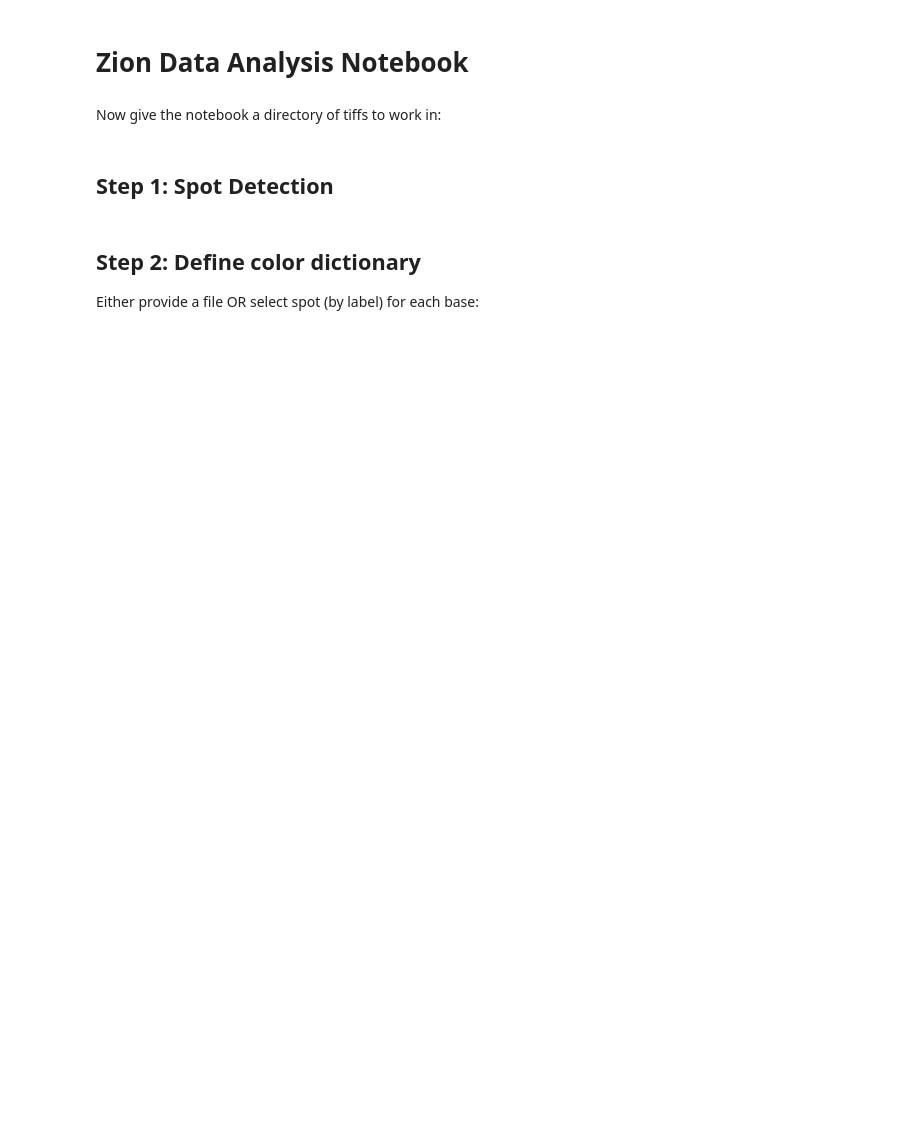
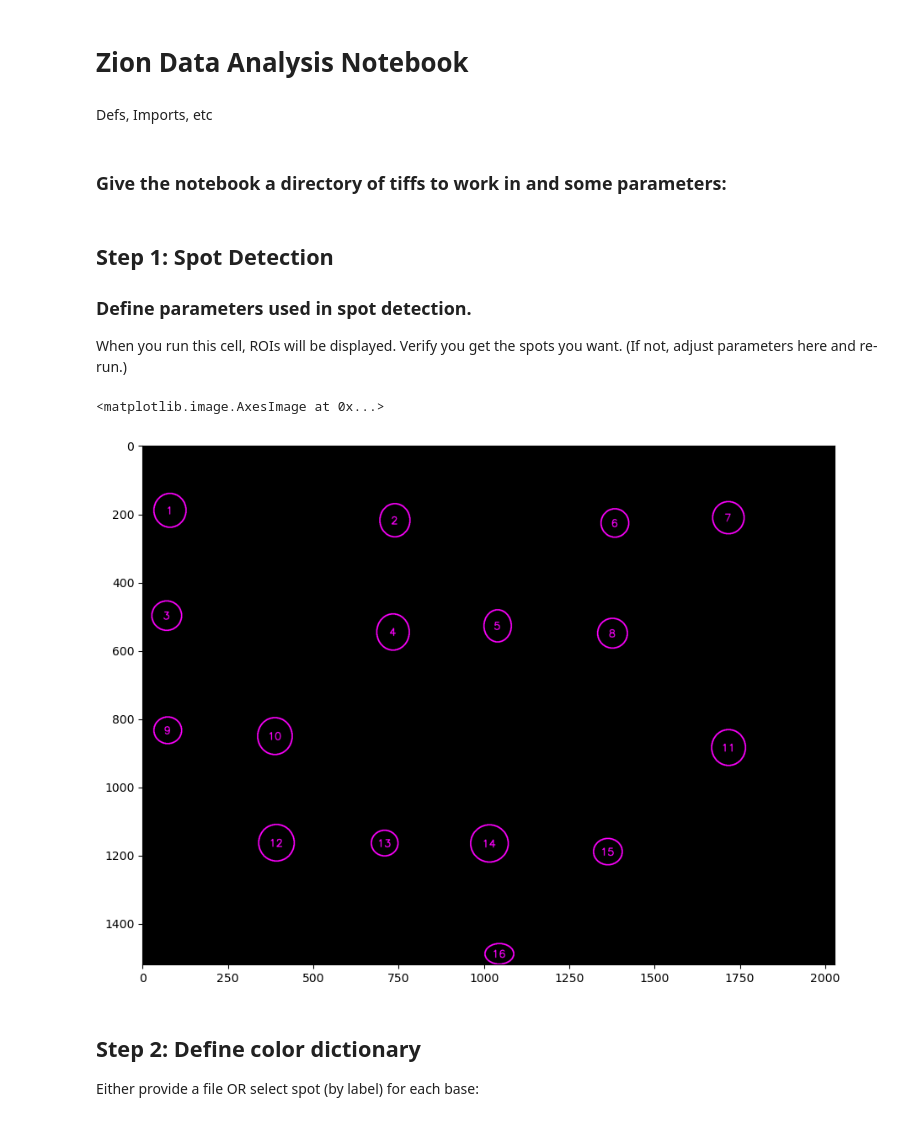
Before and after one commit to 454bio/legacy-instrument-sw, a Jupyter notebook: analysis_notebook/AnalysisNotebook.ipynb, the cells around one changed output. Cells and saved outputs as stored; diff of their text form; code cells hidden in the pictures; blank space fills up the shorter version.

Commit message:
updates to notebook, slight edits to ZionImage for compatibility

```diff
--- a/analysis_notebook/AnalysisNotebook.ipynb
+++ b/analysis_notebook/AnalysisNotebook.ipynb
@@ -1,3 +1,5 @@
 # %% [markdown]
 # Zion Data Analysis Notebook
+# %% [markdown]
+Defs, Imports, etc
 # %%
@@ -17,13 +28,61 @@ from matplotlib import pyplot as plt
 # %% [markdown]
-Now give the notebook a directory of tiffs to work in:
+### Give the notebook a directory of tiffs to work in and some parameters:
 # %%
-session_tif_dirpath = ""
+input_dir_path = "C:\\Users\\ZacharyAugenfeld\\Documents\\ZionData\\20230213_1701_S0062-DV-Seq_0002\\raws\\all_cycles"
+
+# This parameter determines whether temporal difference images are used
+useDifferenceImage = False
+
+# This is the name of the UV channel
+uv_wl = "365"
+
+# This determines what type of background subtraction is used
+bgSubtract = False
+
+# This was used to help with file identification
+#bTiff = False
 # %% [markdown]
 ## Step 1: Spot Detection
+
+### Define parameters used in spot detection.
+
+When you run this cell, ROIs will be displayed. Verify you get the spots you want. (If not, adjust parameters here and re-run.)
 # %%
-#define parameters
+# This determines size of noise filter kernel (prob doesn't need to be changed much)
+median_kernel_size = 9
 
-#run roi detector, display result
+# These tune spot size and how much spot border is included
+erode_kernel_size = 20
+dilate_kernel_size = 18
+
+# This adjusts sensitivity for thresholding (should be close to 1)
+threshold_scale = 1.0
+
+'''If roi_label_imagefile is set to None, spot detection will be performed.
+   If it is set to a file, it will load spot ROIs and NOT run spot detection,
+   and the above spot detection parameters will be ignored.'''
+
+#roi_label_imagefile = None
+roi_label_imagefile = "roi_map.tif" #useful if already run
+
+
+
+#### DO NOT EDIT BELOW THIS LINE ####
+cycle1ImageSet = get_imageset_from_cycle(1, input_dir_path, uv_wl, useDifferenceImage)
+
+if roi_label_imagefile is not None:
+    spot_labels = imread(os.path.join(input_dir_path, roi_label_imagefile))
+else:
+    _,spot_labels,_ = cycle1ImageSet.detect_rois( os.path.join(input_dir_path), median_ks=median_kernel_size, erode_ks=erode_kernel_size, dilate_ks=dilate_kernel_size, threshold_scale=threshold_scale)
+
+rois_img = create_labeled_rois(spot_labels)
+imwrite(os.path.join(input_dir_path, "rois_img.tif"), rois_img)
+plt.imshow(rois_img)
+
+#TODO add other excitation images with ROI overlay
+# %% [output]
+<matplotlib.image.AxesImage at 0x...>
+[figure, added]
 # %% [markdown]
 ## Step 2: Define color dictionary
 
```
Also changed, not shown: parts of 10 cells of this notebook, 2 other files.
